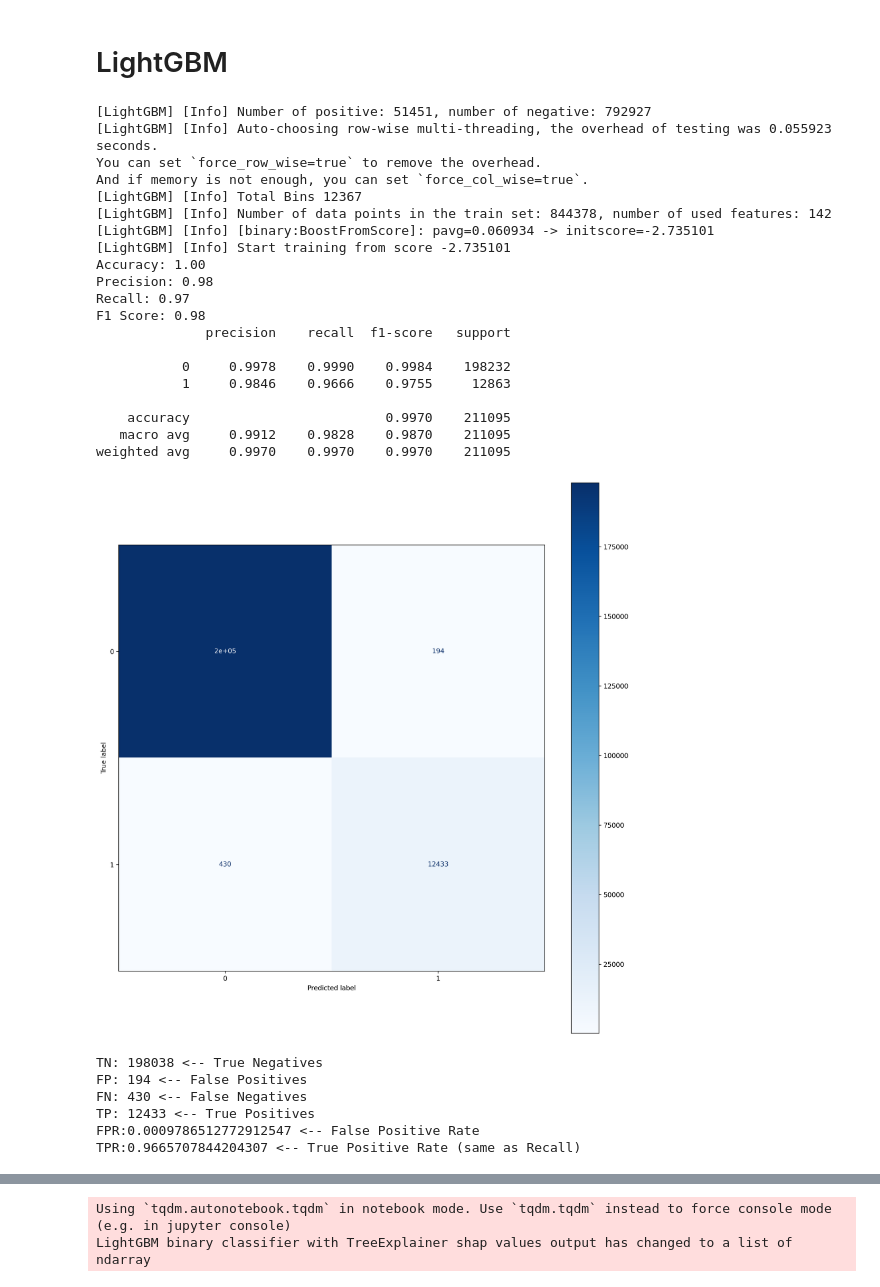
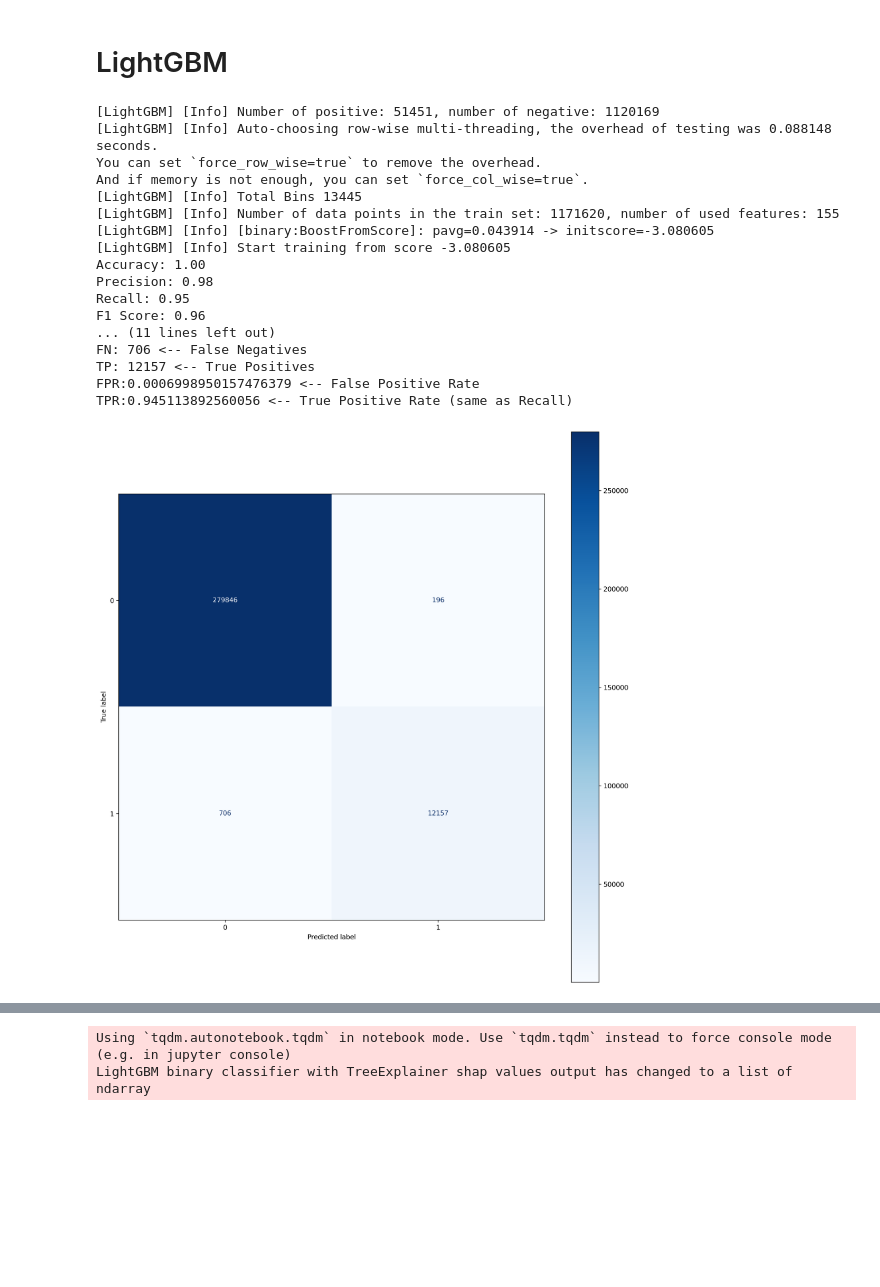
Before and after one commit to OviOvocny/dr-playground, a Jupyter notebook: LightGBM-phishing-demo.ipynb, the cells around one changed output, grey strips where cells are left out. Cells and saved outputs as stored; diff of their text form; code cells hidden in the pictures; blank space fills up the shorter version.

```diff
--- a/LightGBM-phishing-demo.ipynb
+++ b/LightGBM-phishing-demo.ipynb
@@ -28,7 +28,7 @@ model_name = "demo_phishing"
 # #############################################################
 benign_dataset_filenames = [
     'floor/benign_2310.parquet',
-    'floor/cesnet2.parquet'
+    'floor/cesnet2_2310.parquet'
 ]
 malicious_dataset_filenames = [
     'floor/phishing_2310.parquet',
@@ -119,8 +119,8 @@ import matplotlib.pyplot as plt
 params = {
     'objective': 'binary',  # binary classification
     'boosting_type': 'gbdt',  # Gradient Boosting Decision Tree
-    'n_estimators': 3030,  # Number of boosted trees to fit, equivalent to number of boosting iterations
-    'num_leaves': 89,
+    'n_estimators': 3232,  # Number of boosted trees to fit, equivalent to number of boosting iterations
+    'num_leaves': 86,
     'max_depth': 16,
     'random_state': 7,
     'learning_rate': 0.1,
@@ -158,56 +158,47 @@ print(f'F1 Score: {f1_score(y_test, y_pred):.2f}')
 from sklearn.metrics import classification_report, ConfusionMatrixDisplay, det_curve
 print(classification_report(y_test, y_pred, digits=4))
 
 # Get the confusion matrix
 cm = confusion_matrix(y_test, y_pred, labels=model.classes_)  # Compute confusion matrix
 
 #conf_matrix = confusion_matrix(y_test, predicted)
 tn, fp, fn, tp = cm.ravel()
 
 # Calculate False Positive Rate (FPR)
 fpr = fp / (fp + tn)
 tpr = tp / (tp + fn)
 
 print("TN: " + str(tn) + " <-- True Negatives")
 print("FP: " + str(fp) + " <-- False Positives")
 print("FN: " + str(fn) + " <-- False Negatives")
 print("TP: " + str(tp) + " <-- True Positives")
 
 print("FPR:" + str(fpr) + " <-- False Positive Rate")
 print("TPR:" + str(tpr) + " <-- True Positive Rate (same as Recall)")
 
 # Display the confusion matrix
 disp = ConfusionMatrixDisplay(confusion_matrix=cm, display_labels=model.classes_)  # Create display object
 disp.plot(cmap=plt.cm.Blues)  # Plot confusion matrix
 plt.show()  # Show the plot
 # %% [output]
-[LightGBM] [Info] Number of positive: 51451, number of negative: 792927
-[LightGBM] [Info] Auto-choosing row-wise multi-threading, the overhead of testing was 0.055923 seconds.
+[LightGBM] [Info] Number of positive: 51451, number of negative: 1120169
+[LightGBM] [Info] Auto-choosing row-wise multi-threading, the overhead of testing was 0.088148 seconds.
 You can set `force_row_wise=true` to remove the overhead.
 And if memory is not enough, you can set `force_col_wise=true`.
-[LightGBM] [Info] Total Bins 12367
-[LightGBM] [Info] Number of data points in the train set: 844378, number of used features: 142
-[LightGBM] [Info] [binary:BoostFromScore]: pavg=0.060934 -> initscore=-2.735101
-[LightGBM] [Info] Start training from score -2.735101
+[LightGBM] [Info] Total Bins 13445
+[LightGBM] [Info] Number of data points in the train set: 1171620, number of used features: 155
+[LightGBM] [Info] [binary:BoostFromScore]: pavg=0.043914 -> initscore=-3.080605
+[LightGBM] [Info] Start training from score -3.080605
 Accuracy: 1.00
 Precision: 0.98
-Recall: 0.97
-F1 Score: 0.98
-              precision    recall  f1-score   support
-
-           0     0.9978    0.9990    0.9984    198232
-           1     0.9846    0.9666    0.9755     12863
-
-    accuracy                         0.9970    211095
-   macro avg     0.9912    0.9828    0.9870    211095
-weighted avg     0.9970    0.9970    0.9970    211095
+Recall: 0.95
+F1 Score: 0.96
+... (11 lines left out)
+FN: 706 <-- False Negatives
+TP: 12157 <-- True Positives
+FPR:0.0006998950157476379 <-- False Positive Rate
+TPR:0.945113892560056 <-- True Positive Rate (same as Recall)
-[figure, old version]
+[figure, new version]
-TN: 198038 <-- True Negatives
-FP: 194 <-- False Positives
-FN: 430 <-- False Negatives
-TP: 12433 <-- True Positives
-FPR:0.0009786512772912547 <-- False Positive Rate
-TPR:0.9665707844204307 <-- True Positive Rate (same as Recall)
 # %%
 
 # Hyperparameter tuning
```
Also changed, not shown: parts of 7 cells of this notebook, 11 other files.
